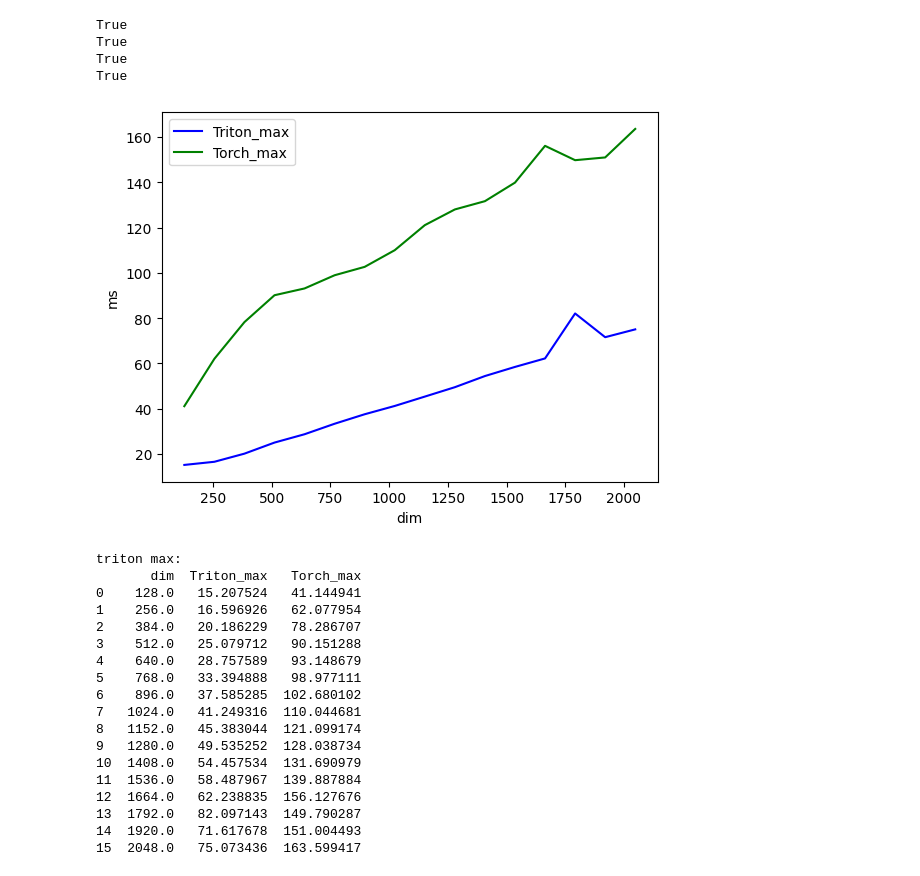
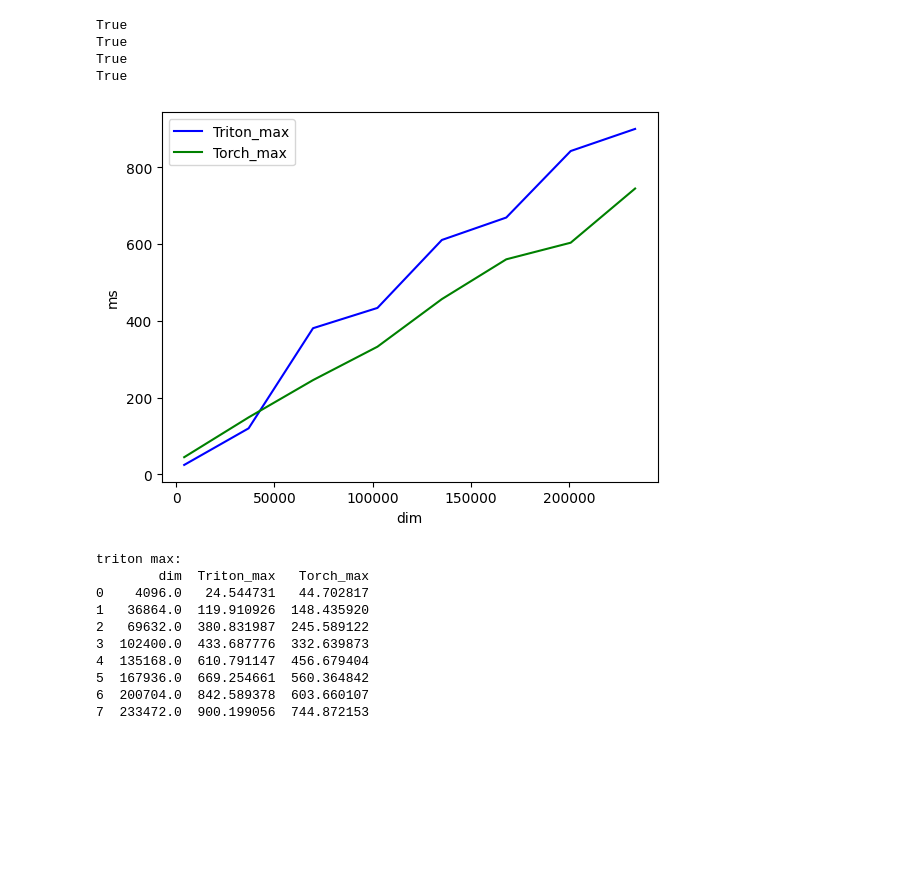
Before and after one commit to mdy666/mdy_triton, a Jupyter notebook: TritonMax.ipynb, the cells around one changed output. Cells and saved outputs as stored; diff of their text form; code cells hidden in the pictures; blank space fills up the shorter version.

```diff
--- a/TritonMax.ipynb
+++ b/TritonMax.ipynb
@@ -76,7 +76,7 @@ def triton_max(tensor, axis=-1):
                     num_stages=4, num_warps=8
         )
     else:
-        BLOCK_N = min(triton.next_power_of_2(D), 32*1024)
+        BLOCK_N = min(triton.next_power_of_2(D), 64*1024)
         _max_long[(B,)](tensor, values, indices,
                 tensor.stride(0),tensor.stride(1),
                     B,D,
@@ -99,56 +99,48 @@ True
 # %%
 torch.cuda.empty_cache()
 @triton.testing.perf_report(
     triton.testing.Benchmark(
         x_names=['dim'],  # argument names to use as an x-axis for the plot
-        x_vals=[128 * i for i in range(1, 16+1)],  # different possible values for `x_name`
+        x_vals=[4096 * i for i in range(1, 64+1, 8)],  # different possible values for `x_name`
         line_arg='provider',  # argument name whose value corresponds to a different line in the plot
         line_vals=['triton', 'torch'],  # possible values for `line_arg``
         line_names=[
             "Triton_max",
             "Torch_max",
         ],  # label name for the lines
         styles=[('blue', '-'), ('green', '-')],  # line styles
         ylabel="ms",  # label name for the y-axis
         plot_name="triton max",  # name for the plot. Used also as a file name for saving the plot.
-        args={'bs': 2048, 'seq_len':16, 'axis': 0}
+        args={'bs': 2046, 'axis': -1}
     ))
-def benchmark(bs, seq_len, dim, axis, provider):
+def benchmark(bs, dim, axis, provider):
     device = torch.device('cuda')
     dtype = torch.float16
-    tensor = torch.randn(bs, seq_len, dim).to(device).to(dtype)
+    tensor = torch.randn(bs, dim).to(device).to(dtype)
 
     stream = torch.cuda.Stream()
     torch.cuda.set_stream(stream)
     if provider == 'triton':
         ms = triton.testing.do_bench(lambda: triton_max(tensor, axis))
 
     if provider == 'torch':
         # ms = triton.testing.do_bench(lambda: torch.max(tensor, 2))
         ms = triton.testing.do_bench(lambda: torch.max(tensor, axis))
 
     return ms * 1e3
 benchmark.run(show_plots=True, print_data=True)
 # %% [output]
-[figure, old version]
+[figure, new version]
 triton max:
-       dim  Triton_max   Torch_max
-0    128.0   15.207524   41.144941
-1    256.0   16.596926   62.077954
-2    384.0   20.186229   78.286707
-3    512.0   25.079712   90.151288
-4    640.0   28.757589   93.148679
-5    768.0   33.394888   98.977111
-6    896.0   37.585285  102.680102
-7   1024.0   41.249316  110.044681
-8   1152.0   45.383044  121.099174
-9   1280.0   49.535252  128.038734
-10  1408.0   54.457534  131.690979
-11  1536.0   58.487967  139.887884
-12  1664.0   62.238835  156.127676
-13  1792.0   82.097143  149.790287
-14  1920.0   71.617678  151.004493
-15  2048.0   75.073436  163.599417
+        dim  Triton_max   Torch_max
+0    4096.0   24.544731   44.702817
+1   36864.0  119.910926  148.435920
+2   69632.0  380.831987  245.589122
+3  102400.0  433.687776  332.639873
+4  135168.0  610.791147  456.679404
+5  167936.0  669.254661  560.364842
+6  200704.0  842.589378  603.660107
+7  233472.0  900.199056  744.872153
 # %%
 torch.cuda.empty_cache()
 @triton.testing.perf_report(
```
Also changed, not shown: parts of 2 cells of this notebook, 6 other files.
